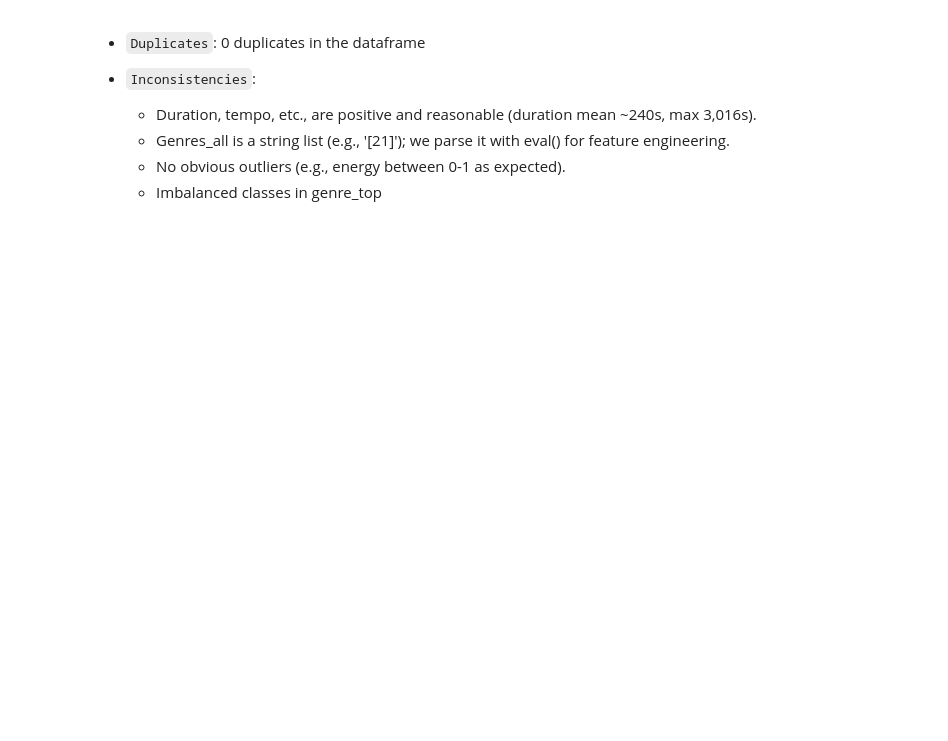
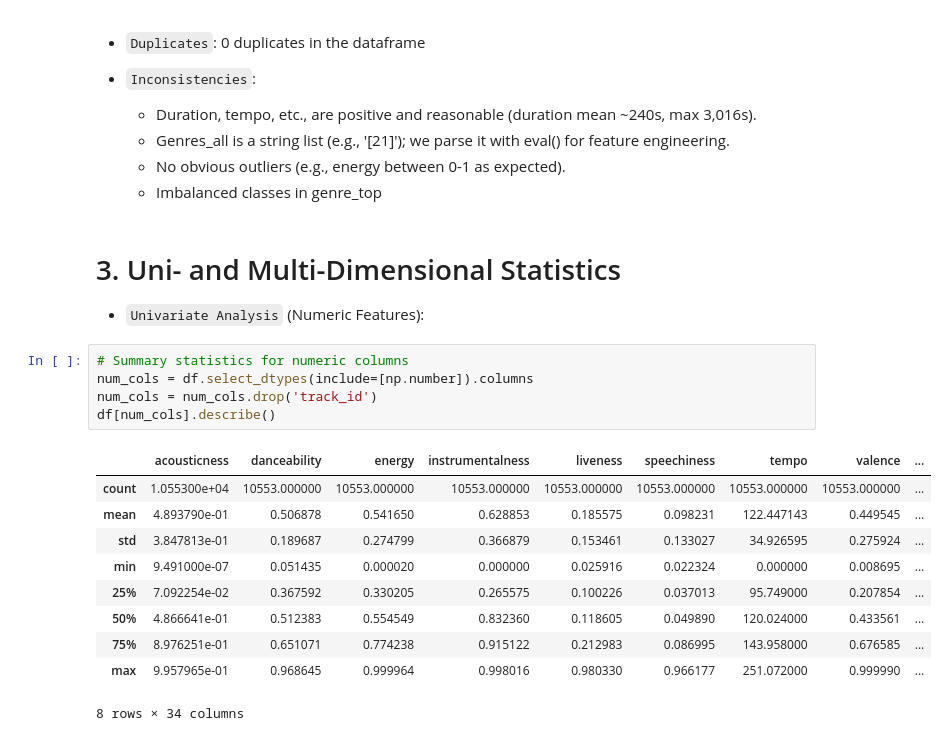
Before and after one commit to cyrilsaadd/supervised-learning-challenge, a Jupyter notebook: explore.ipynb, the cells around one changed output. Drawn from its saved outputs; the diff is of its cells as text; blank space fills up the shorter version.

Commit message:
starting univariate and multivariate analysis

```diff
--- a/explore.ipynb
+++ b/explore.ipynb
@@ -262,3 +240,23 @@ Name: count, dtype: int64
     - Genres_all is a string list (e.g., '[21]'); we parse it with eval() for feature engineering.
     - No obvious outliers (e.g., energy between 0-1 as expected).
     - Imbalanced classes in genre_top
+# %% [markdown]
+# 3. Uni- and Multi-Dimensional Statistics
+
+- `Univariate Analysis` (Numeric Features):
+# %%
+# Summary statistics for numeric columns
+num_cols = df.select_dtypes(include=[np.number]).columns
+num_cols = num_cols.drop('track_id')
+df[num_cols].describe()
+# %% [output]
+|  | acousticness | danceability | energy | instrumentalness | liveness | speechiness | tempo | valence | ... |
+| count | 1.055300e+04 | 10553.000000 | 10553.000000 | 10553.000000 | 10553.000000 | 10553.000000 | 10553.000000 | 10553.000000 | ... |
+| mean | 4.893790e-01 | 0.506878 | 0.541650 | 0.628853 | 0.185575 | 0.098231 | 122.447143 | 0.449545 | ... |
+| std | 3.847813e-01 | 0.189687 | 0.274799 | 0.366879 | 0.153461 | 0.133027 | 34.926595 | 0.275924 | ... |
+| min | 9.491000e-07 | 0.051435 | 0.000020 | 0.000000 | 0.025916 | 0.022324 | 0.000000 | 0.008695 | ... |
+| 25% | 7.092254e-02 | 0.367592 | 0.330205 | 0.265575 | 0.100226 | 0.037013 | 95.749000 | 0.207854 | ... |
+| 50% | 4.866641e-01 | 0.512383 | 0.554549 | 0.832360 | 0.118605 | 0.049890 | 120.024000 | 0.433561 | ... |
+| 75% | 8.976251e-01 | 0.651071 | 0.774238 | 0.915122 | 0.212983 | 0.086995 | 143.958000 | 0.676585 | ... |
+| max | 9.957965e-01 | 0.968645 | 0.999964 | 0.998016 | 0.980330 | 0.966177 | 251.072000 | 0.999990 | ... |
+8 rows × 34 columns
```
Also changed, not shown: parts of 10 cells of this notebook.
